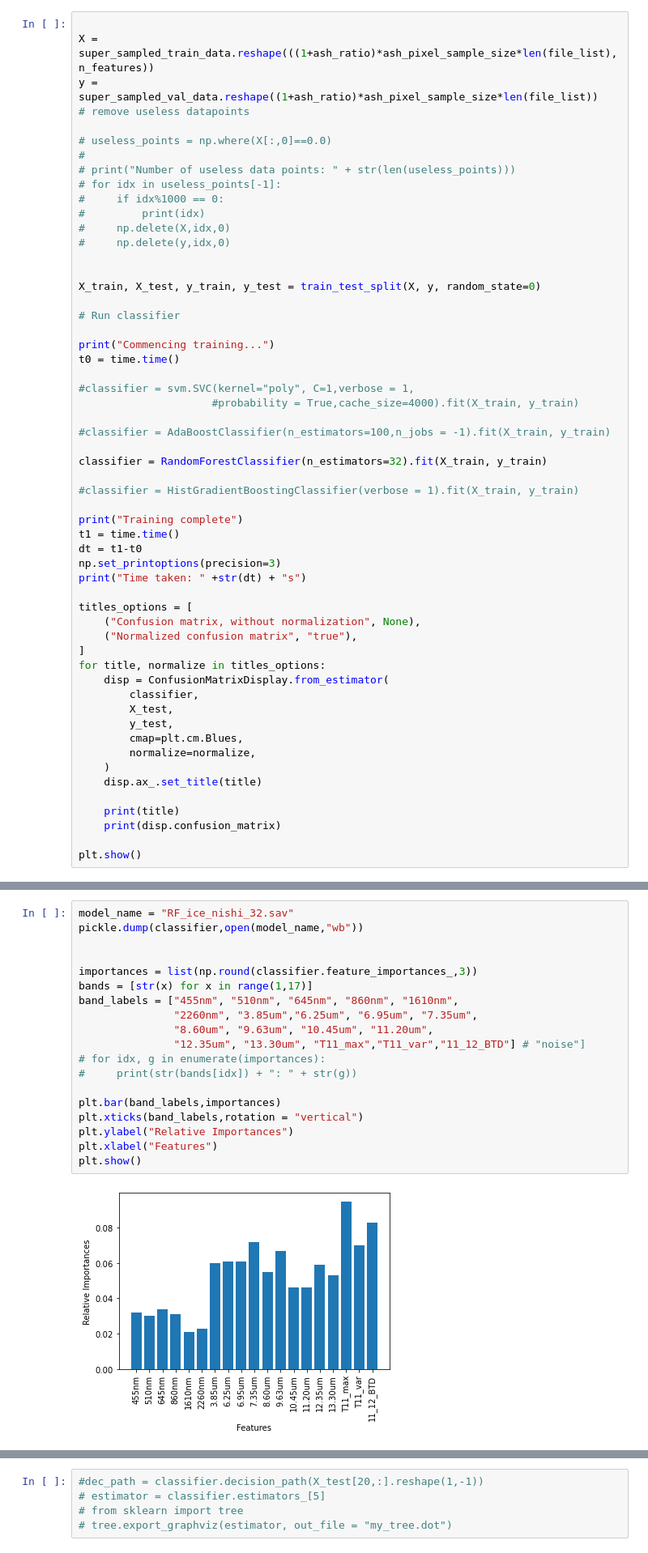
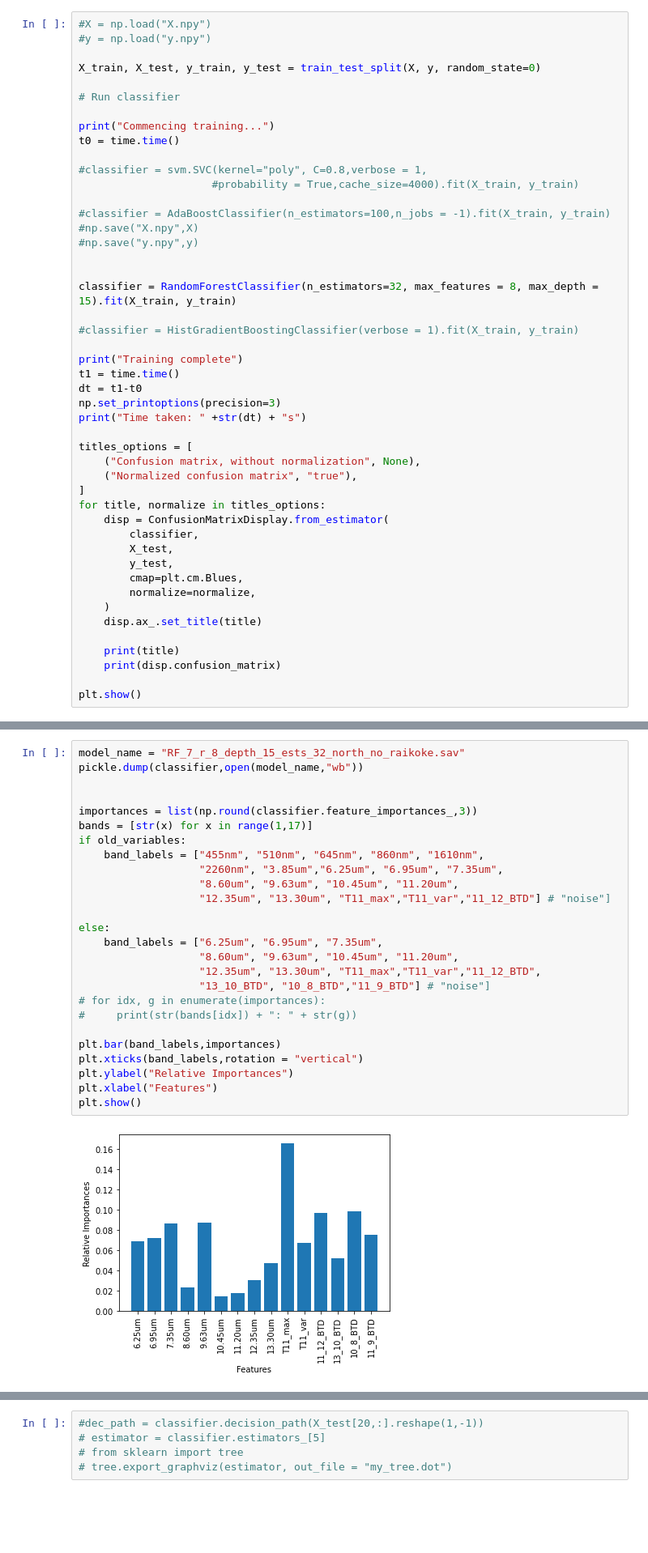
Before and after one commit to dancubbon/volcanic_ash_AI, a Jupyter notebook: SVM.ipynb, the cells around one changed output, grey strips where cells are left out. Shown at 81% size. Saved outputs shown, nothing was run; the diff lists cells and outputs as text; blank space fills up the shorter version.

```diff
--- a/SVM.ipynb
+++ b/SVM.ipynb
@@ -204,18 +270,6 @@ Number with over 256 ash pixels: 94
 # %%
-
-X = super_sampled_train_data.reshape(((1+ash_ratio)*ash_pixel_sample_size*len(file_list),n_features))
-y = super_sampled_val_data.reshape((1+ash_ratio)*ash_pixel_sample_size*len(file_list))
-# remove useless datapoints
-
-# useless_points = np.where(X[:,0]==0.0)
-#
-# print("Number of useless data points: " + str(len(useless_points)))
-# for idx in useless_points[-1]:
-#     if idx%1000 == 0:
-#         print(idx)
-#     np.delete(X,idx,0)
-#     np.delete(y,idx,0)
-
+#X = np.load("X.npy")
+#y = np.load("y.npy")
 
 X_train, X_test, y_train, y_test = train_test_split(X, y, random_state=0)
 
@@ -224,12 +278,15 @@ X_train, X_test, y_train, y_test = train_test_split(X, y, random_state=0)
 print("Commencing training...")
 t0 = time.time()
 
-#classifier = svm.SVC(kernel="poly", C=1,verbose = 1,
+#classifier = svm.SVC(kernel="poly", C=0.8,verbose = 1,
                      #probability = True,cache_size=4000).fit(X_train, y_train)
 
 #classifier = AdaBoostClassifier(n_estimators=100,n_jobs = -1).fit(X_train, y_train)
+#np.save("X.npy",X)
+#np.save("y.npy",y)
 
-classifier = RandomForestClassifier(n_estimators=32).fit(X_train, y_train)
+
+classifier = RandomForestClassifier(n_estimators=32, max_features = 8, max_depth = 15).fit(X_train, y_train)
 
 #classifier = HistGradientBoostingClassifier(verbose = 1).fit(X_train, y_train)
 
@@ -321,26 +378,33 @@ if Test:
         plt.imsave("IR_" + str(idx) + "_" + str(file_tag) + ".png",train_data_n[:,:,14] , cmap = "binary")
         plt.imsave("BTD_" + str(idx) +"_" + str(file_tag) + ".png",train_data[:,:,13]-train_data[:,:,14] , cmap = "seismic")
 # %%
-model_name = "RF_ice_nishi_32.sav"
+model_name = "RF_7_r_8_depth_15_ests_32_north_no_raikoke.sav"
 pickle.dump(classifier,open(model_name,"wb"))
 
 
 importances = list(np.round(classifier.feature_importances_,3))
 bands = [str(x) for x in range(1,17)]
-band_labels = ["455nm", "510nm", "645nm", "860nm", "1610nm",
-               "2260nm", "3.85um","6.25um", "6.95um", "7.35um",
-               "8.60um", "9.63um", "10.45um", "11.20um",
-               "12.35um", "13.30um", "T11_max","T11_var","11_12_BTD"] # "noise"]
+if old_variables:
+    band_labels = ["455nm", "510nm", "645nm", "860nm", "1610nm",
+                   "2260nm", "3.85um","6.25um", "6.95um", "7.35um",
+                   "8.60um", "9.63um", "10.45um", "11.20um",
+                   "12.35um", "13.30um", "T11_max","T11_var","11_12_BTD"] # "noise"]
+
+else:
+    band_labels = ["6.25um", "6.95um", "7.35um",
+                   "8.60um", "9.63um", "10.45um", "11.20um",
+                   "12.35um", "13.30um", "T11_max","T11_var","11_12_BTD",
+                   "13_10_BTD", "10_8_BTD","11_9_BTD"] # "noise"]
 # for idx, g in enumerate(importances):
 #     print(str(bands[idx]) + ": " + str(g))
 
 plt.bar(band_labels,importances)
 plt.xticks(band_labels,rotation = "vertical")
 plt.ylabel("Relative Importances")
 plt.xlabel("Features")
 plt.show()
 # %% [output]
-[figure, old version]
+[figure, new version]
 # %%
 from sklearn.inspection import permutation_importance
 
```
Also changed, not shown: parts of 7 cells of this notebook, 6 other files.
